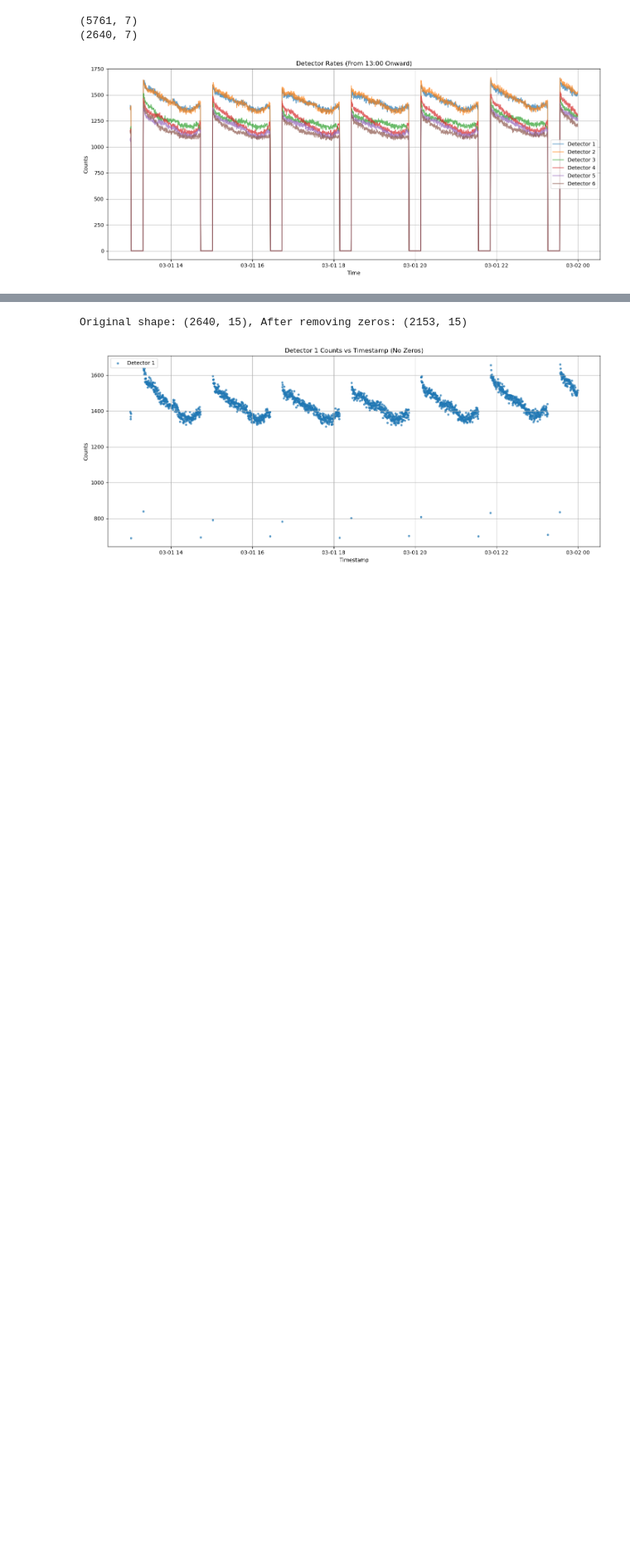
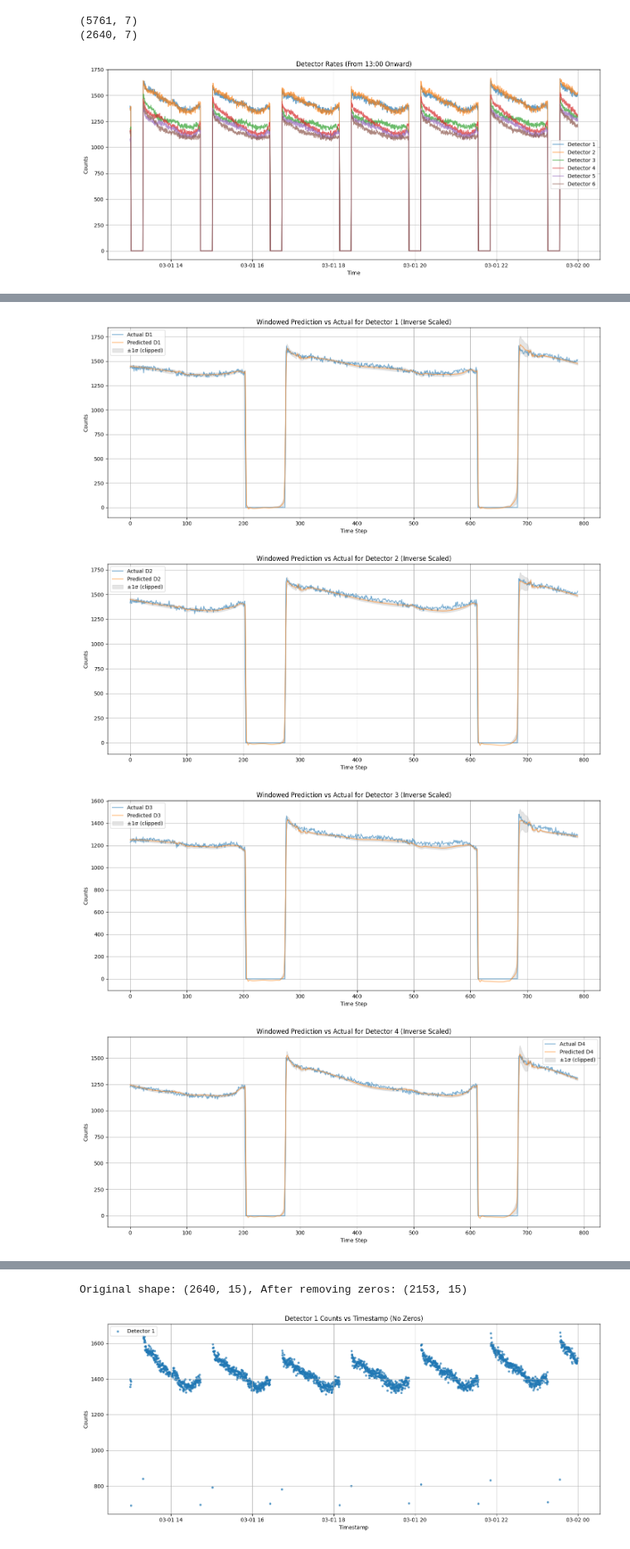
Before and after one commit to ClotanPaul/AI_industry, a Jupyter notebook: Project/model training.ipynb, the cells around one changed output, grey strips where cells are left out. Shown at 83% size. Saved outputs shown, nothing was run; the diff lists cells and outputs as text; code cells hidden in the pictures; blank space fills up the shorter version.

```diff
--- a/Project/model training.ipynb
+++ b/Project/model training.ipynb
@@ -249,0 +242,30 @@ plt.show()
+# %%
+for i in range(6):  # Detectors 0 to 5 (i.e., Detector 1 to Detector 6)
+    x_range = np.arange(len(mu_pred_inv))
+    plt.figure(figsize=(14, 6))
+
+    plt.plot(x_range, y_test_inv[:, i], label=f"Actual D{i+1}", alpha=0.6)
+    plt.plot(x_range, mu_pred_inv[:, i], label=f"Predicted D{i+1}", alpha=0.6)
+
+    lower_bound = np.clip(mu_pred_inv[:, i] - sigma_pred_inv[:, i], a_min=0, a_max=2000)
+    upper_bound = np.clip(mu_pred_inv[:, i] + sigma_pred_inv[:, i], a_min=0, a_max=2000)
+
+    plt.fill_between(
+        x_range,
+        lower_bound,
+        upper_bound,
+        color='gray', alpha=0.2, label="±1σ (clipped)"
+    )
+
+    plt.title(f"Windowed Prediction vs Actual for Detector {i+1} (Inverse Scaled)")
+    plt.xlabel("Time Step")
+    plt.ylabel("Counts")
+    plt.grid(True)
+    plt.legend()
+    plt.tight_layout()
+    plt.show()
+# %% [output]
+[figure, added]
+[figure, added]
+[figure, added]
+[figure, added]
```
Also changed, not shown: parts of 17 cells of this notebook.
